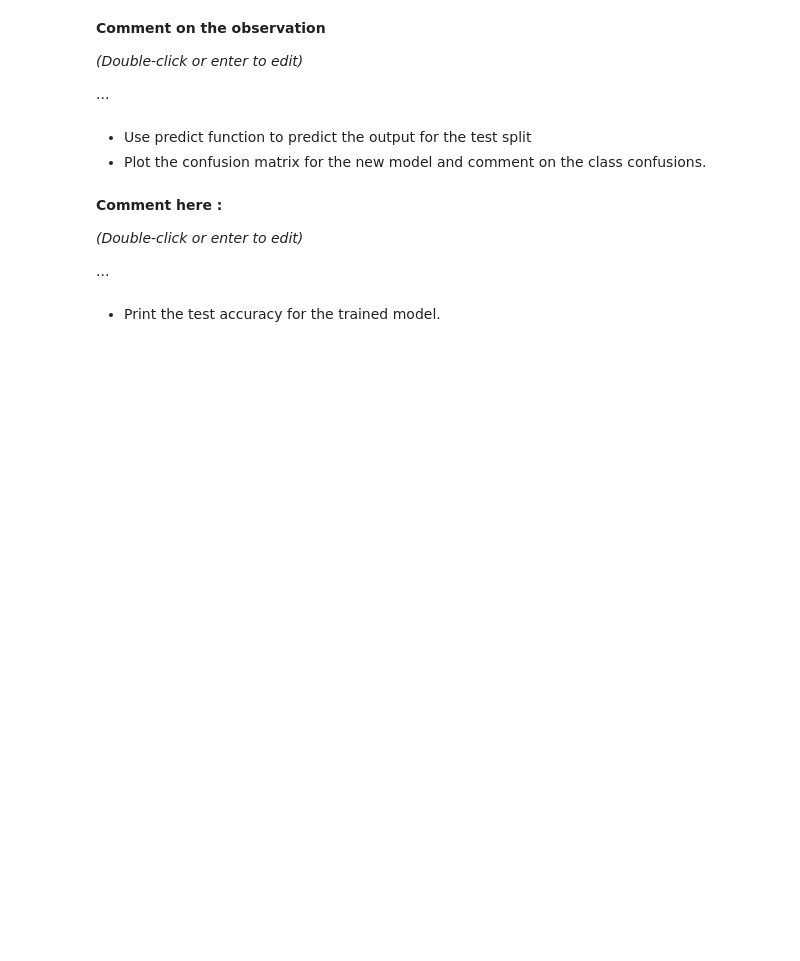
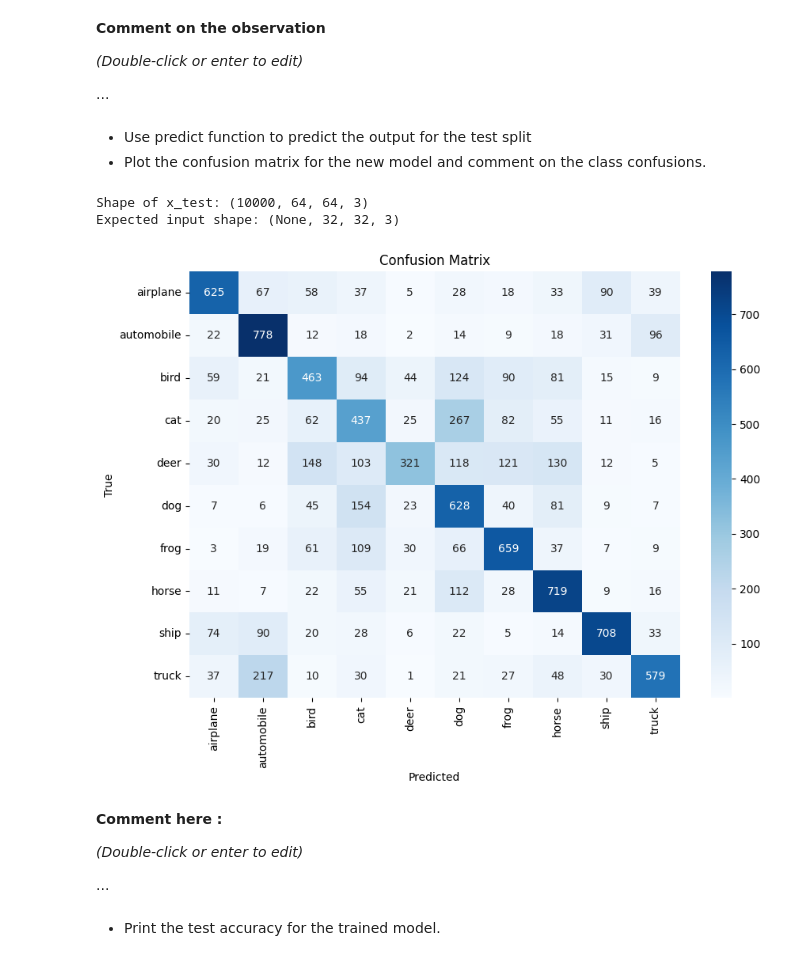
Before and after one commit to xro1dtcd/lab-image-classification-using-convolutional-neural-networks, a Jupyter notebook: main.ipynb, the cells around one changed output. Drawn from its saved outputs; the diff is of its cells as text; code cells hidden in the pictures; blank space fills up the shorter version.

```diff
--- a/main.ipynb
+++ b/main.ipynb
@@ -106,3 +395,61 @@ clear_session()
+# %%
+import numpy as np
+import matplotlib.pyplot as plt
+import seaborn as sns
+from sklearn.metrics import confusion_matrix, classification_report
+
+# 🔍 التأكد من أن بيانات x_test هي مصفوفة NumPy بالنوع الصحيح
+x_test = np.array(x_test, dtype=np.float32) / 255.0
+
+# ✦ التأكد من أن عدد القنوات صحيح (إذا كانت الصور رمادية)
+if x_test.shape[-1] != 3:
+    x_test = np.repeat(x_test, 3, axis=-1)  # تحويل الصور إلى 3 قنوات لونية
+
+# ✦ التأكد من أن شكل x_test متوافق مع النموذج
+print("Shape of x_test:", x_test.shape)
+print("Expected input shape:", model.input_shape)
+
+# 🧠 تنفيذ التنبؤ
+y_pred = model.predict(x_test)
+
+# ✦ تحويل القيم إلى تصنيفات رقمية
+y_pred_classes = np.argmax(y_pred, axis=1)
+y_true_classes = np.argmax(y_test, axis=1)
+
+# 🎯 حساب مصفوفة الارتباك
+cm = confusion_matrix(y_true_classes, y_pred_classes)
+
+# 🏷️ أسماء الفئات (CIFAR-10)
+class_names = ['airplane', 'automobile', 'bird', 'cat', 'deer',
+               'dog', 'frog', 'horse', 'ship', 'truck']
+
+# 📊 رسم مصفوفة الارتباك
+plt.figure(figsize=(10, 7))
+sns.heatmap(cm, annot=True, fmt='d', cmap='Blues', xticklabels=class_names, yticklabels=class_names)
+plt.xlabel('Predicted Label')
+plt.ylabel('True Label')
+plt.title('Confusion Matrix')
+plt.show()
+
+# 📝 طباعة تقرير التصنيف
+print("Classification Report:\n", classification_report(y_true_classes, y_pred_classes, target_names=class_names))
+# %% [output]
+Shape of x_test: (10000, 64, 64, 3)
+Expected input shape: (None, 32, 32, 3)
+# %%
+from sklearn.metrics import confusion_matrix
+import seaborn as sns
+
+cm = confusion_matrix(y_true, y_pred_classes)
+
+plt.figure(figsize=(10,7))
+sns.heatmap(cm, annot=True, fmt='d', cmap='Blues', xticklabels=class_names, yticklabels=class_names)
+plt.xlabel('Predicted')
+plt.ylabel('True')
+plt.title('Confusion Matrix')
+plt.show()
+# %% [output]
+[figure, added]
 # %% [markdown]
 **Comment here :**
 
```
Also changed, not shown: parts of 30 cells of this notebook.
